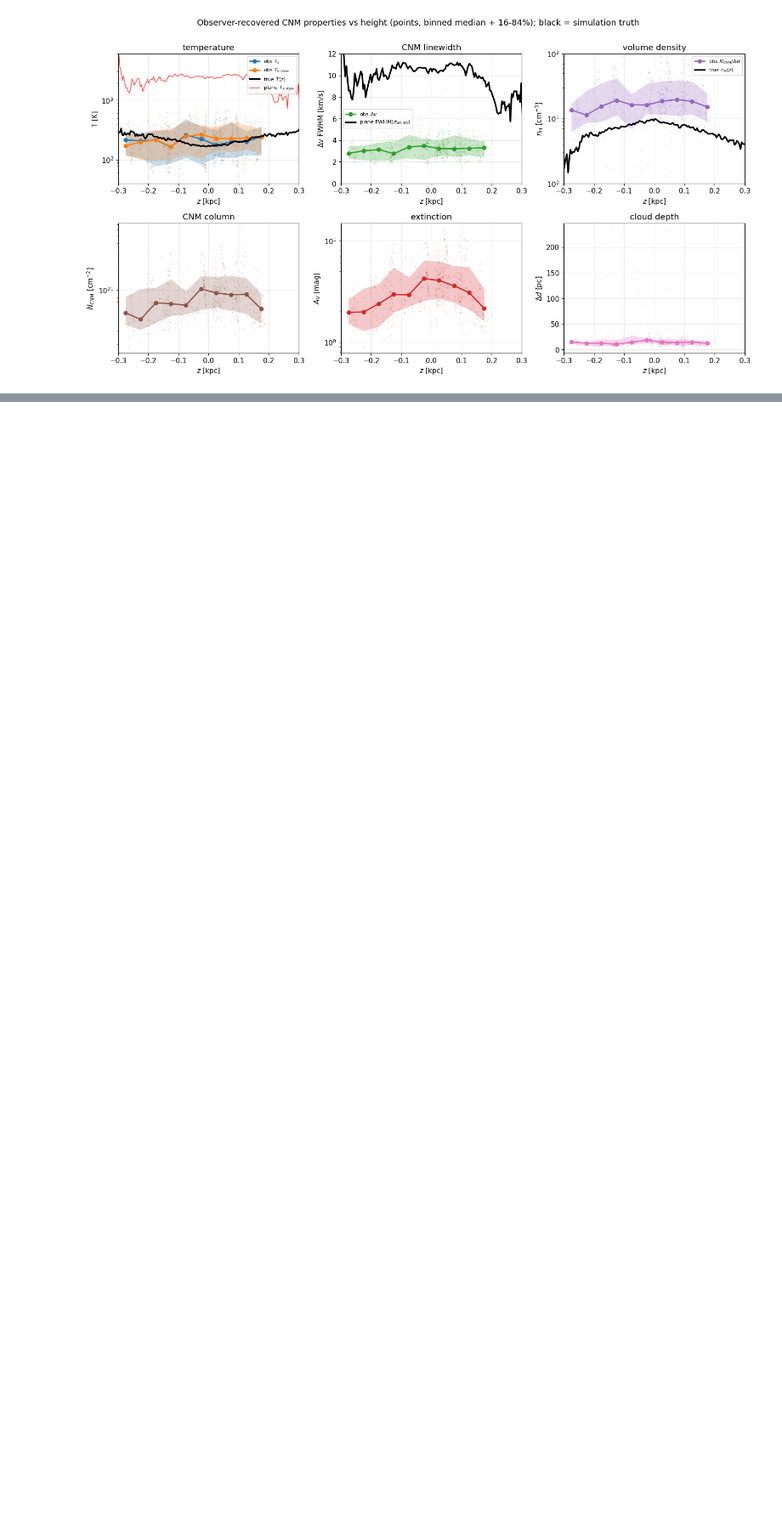
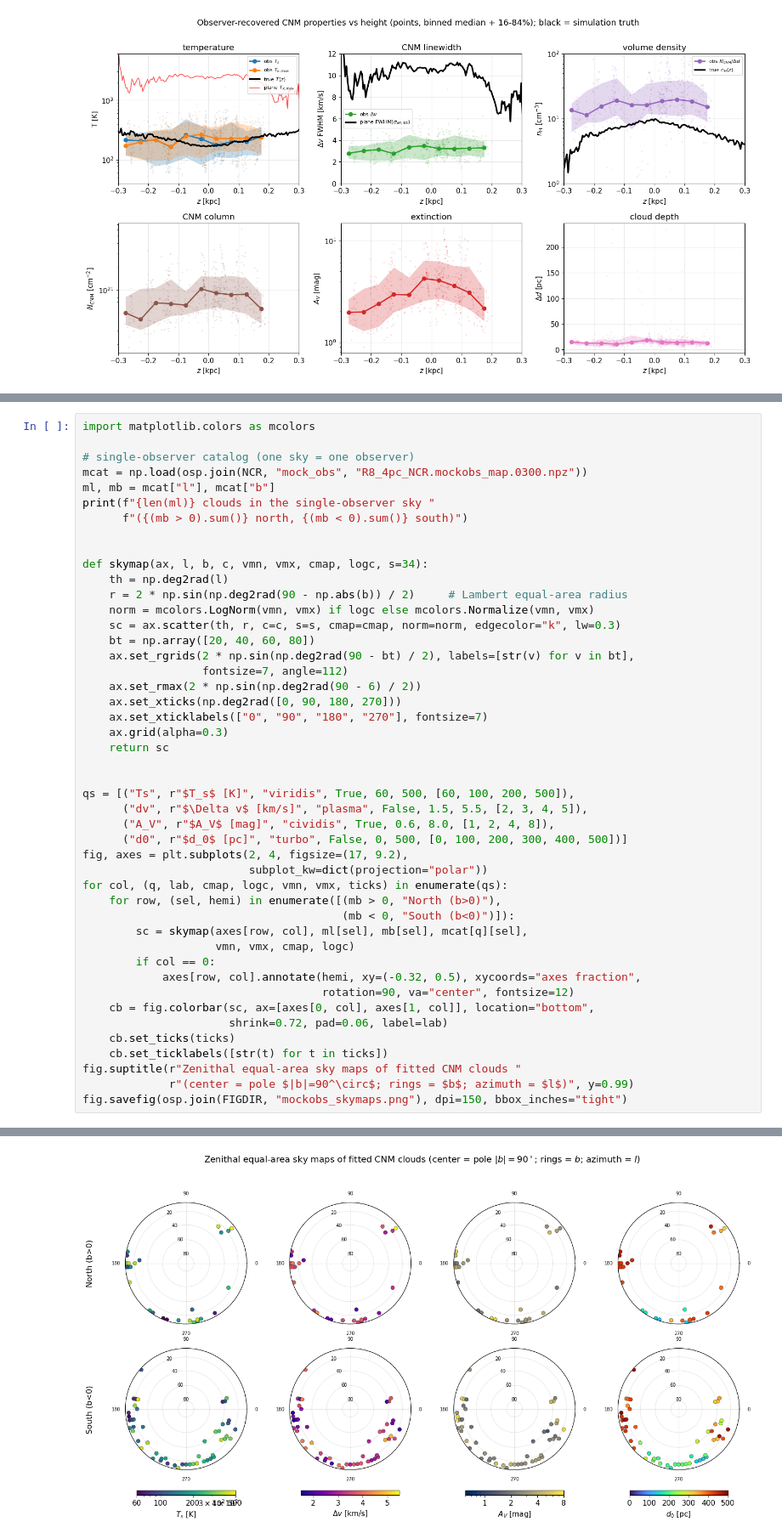
Before and after one commit to PrincetonUniversity/astro-tigress, a Jupyter notebook: notebooks/mock_hi_dust_observer.ipynb, the cells around one changed output, grey strips where cells are left out. Shown at 85% size. Drawn from its saved outputs; the diff is of its cells as text; blank space fills up the shorter version.

```diff
--- a/notebooks/mock_hi_dust_observer.ipynb
+++ b/notebooks/mock_hi_dust_observer.ipynb
@@ -171,0 +180,47 @@ fig.savefig(osp.join(FIGDIR, "mockobs_vs_z.png"), dpi=150, bbox_inches="tight")
+# %%
+import matplotlib.colors as mcolors
+
+# single-observer catalog (one sky = one observer)
+mcat = np.load(osp.join(NCR, "mock_obs", "R8_4pc_NCR.mockobs_map.0300.npz"))
+ml, mb = mcat["l"], mcat["b"]
+print(f"{len(ml)} clouds in the single-observer sky "
+      f"({(mb > 0).sum()} north, {(mb < 0).sum()} south)")
+
+
+def skymap(ax, l, b, c, vmn, vmx, cmap, logc, s=34):
+    th = np.deg2rad(l)
+    r = 2 * np.sin(np.deg2rad(90 - np.abs(b)) / 2)     # Lambert equal-area radius
+    norm = mcolors.LogNorm(vmn, vmx) if logc else mcolors.Normalize(vmn, vmx)
+    sc = ax.scatter(th, r, c=c, s=s, cmap=cmap, norm=norm, edgecolor="k", lw=0.3)
+    bt = np.array([20, 40, 60, 80])
+    ax.set_rgrids(2 * np.sin(np.deg2rad(90 - bt) / 2), labels=[str(v) for v in bt],
+                  fontsize=7, angle=112)
+    ax.set_rmax(2 * np.sin(np.deg2rad(90 - 6) / 2))
+    ax.set_xticks(np.deg2rad([0, 90, 180, 270]))
+    ax.set_xticklabels(["0", "90", "180", "270"], fontsize=7)
+    ax.grid(alpha=0.3)
+    return sc
+
+
+qs = [("Ts", r"$T_s$ [K]", "viridis", True, 60, 500, [60, 100, 200, 500]),
+      ("dv", r"$\Delta v$ [km/s]", "plasma", False, 1.5, 5.5, [2, 3, 4, 5]),
+      ("A_V", r"$A_V$ [mag]", "cividis", True, 0.6, 8.0, [1, 2, 4, 8]),
+      ("d0", r"$d_0$ [pc]", "turbo", False, 0, 500, [0, 100, 200, 300, 400, 500])]
+fig, axes = plt.subplots(2, 4, figsize=(17, 9.2),
+                         subplot_kw=dict(projection="polar"))
+for col, (q, lab, cmap, logc, vmn, vmx, ticks) in enumerate(qs):
+    for row, (sel, hemi) in enumerate([(mb > 0, "North (b>0)"),
+                                       (mb < 0, "South (b<0)")]):
+        sc = skymap(axes[row, col], ml[sel], mb[sel], mcat[q][sel],
+                    vmn, vmx, cmap, logc)
+        if col == 0:
+            axes[row, col].annotate(hemi, xy=(-0.32, 0.5), xycoords="axes fraction",
+                                    rotation=90, va="center", fontsize=12)
+    cb = fig.colorbar(sc, ax=[axes[0, col], axes[1, col]], location="bottom",
+                      shrink=0.72, pad=0.06, label=lab)
+    cb.set_ticks(ticks)
+    cb.set_ticklabels([str(t) for t in ticks])
+fig.suptitle(r"Zenithal equal-area sky maps of fitted CNM clouds "
+             r"(center = pole $|b|=90^\circ$; rings = $b$; azimuth = $l$)", y=0.99)
+fig.savefig(osp.join(FIGDIR, "mockobs_skymaps.png"), dpi=150, bbox_inches="tight")
+# %% [output]
@@ -172 +228,2 @@ fig.savefig(osp.join(FIGDIR, "mockobs_vs_z.png"), dpi=150, bbox_inches="tight")
+[figure, added]
 # %% [markdown]
```
Also changed, not shown: parts of 3 cells of this notebook, 1 other file.
